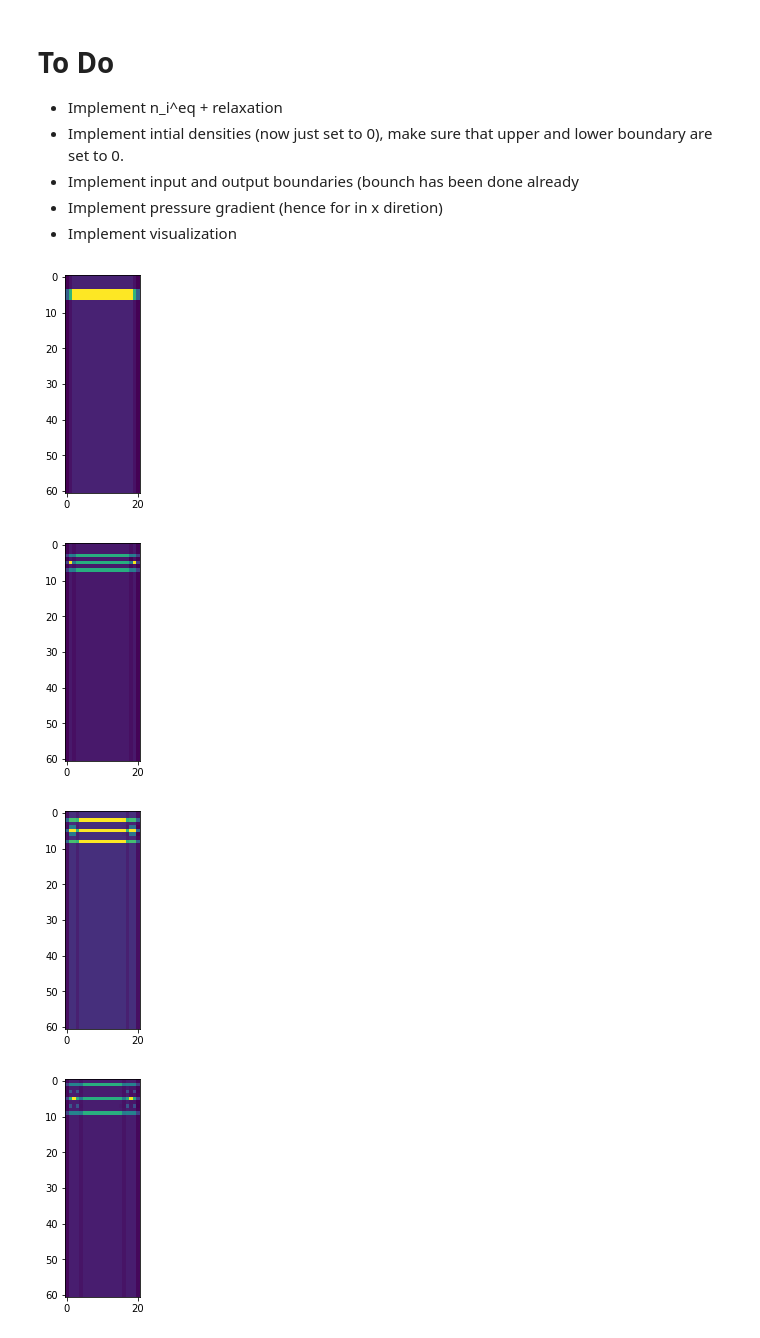
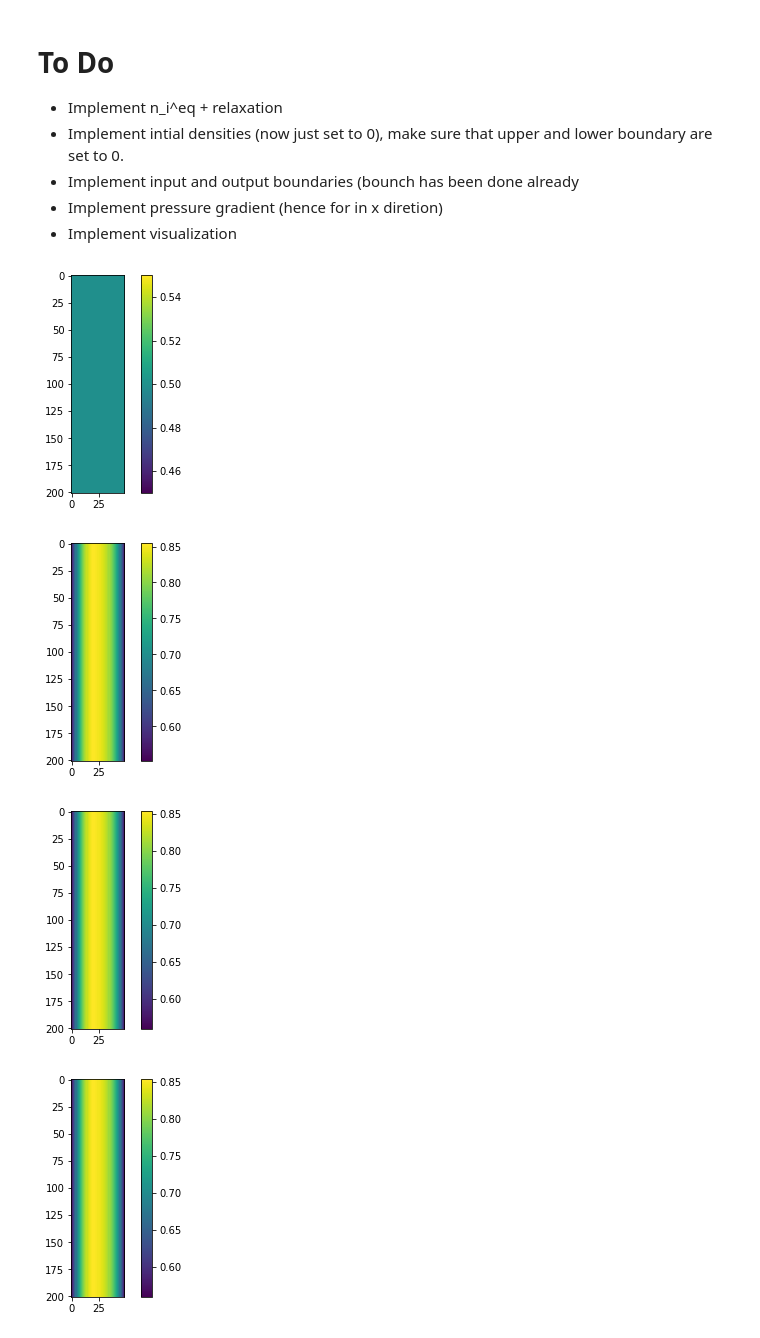
Before and after one commit to VHeusinkveld/CP3-lattice-boltzmann_model, a Jupyter notebook: Lattice_Boltzmann_model.ipynb, the cells around one changed output. Saved outputs shown, nothing was run; the diff lists cells and outputs as text; code cells hidden in the pictures.

Commit message:
Working simulation. Fixed np.roll axis, normalization of the speed, exclusion of boundary in plot since that is outside of our domain. Still seems to be an error in one of the calculations.

```diff
--- a/Lattice_Boltzmann_model.ipynb
+++ b/Lattice_Boltzmann_model.ipynb
@@ -24,15 +24,17 @@ def boltzmann_sim(self):
     input_check(self)
     sim, par = initialization(self)
 
-    for i in range(10):
+    for i in range(sim.iterations):
         par = shift_n(self, par)
         par = boundary_bounch(self, par)
         par = velocity(self, par)
         par = forcing(self, par)
         par = eq_n(self, par)
         par = relax_n(self, par)
-        plt.imshow(par.rho)
-        plt.show()
+        if i%100 == 0 :
+            plt.imshow(par.u[:, 1:sim.W_in, 1])
+            plt.colorbar()
+            plt.show()
 
     return par
 
@@ -65,8 +67,7 @@ def initialization(self):
     self.grid_int_coord = np.meshgrid(range(self.L_n), range(self.W_n))
 
     # Density array
-    par.n = 0.5*np.ones((self.L_n, self.W_n, len(self.e)), dtype = float)
-    par.n[5,:,:] = 2
+    par.n = np.ones((self.L_n, self.W_n, len(self.e)), dtype = float)
     par.n[:,[0, self.W_in],:] = 0
 
     return self, par
@@ -90,7 +91,7 @@ def shift_n(self, par):
 
     for i in range(len(self.e)):
 
-        par.n[:,:,i] = np.roll(par.n[:,:,i], self.e[i], axis = [0, 1])
+        par.n[:,:,i] = np.roll(par.n[:,:,i], self.e[i], axis = [1, 0])
 
     return par
 
@@ -144,17 +145,21 @@ def eq_n(self, par):
 
     for i in range(len(self.e)):
         par.n_eq[:,:,i] = self.w[i]*par.rho/self.m*(1 + (3/c**2)*np.dot(u, self.e[i]) +
-                                         (9/(2*c**4))*np.dot(u, self.e[i])**2 -
-                                         3/(2*c**2)*np.sum((u * u), axis = 2))
-
+                                                    (9/(2*c**4))*np.dot(u, self.e[i])**2 -
+                                                    (3/(2*c**2))*np.sum((u * u), axis = 2))
     return par
 
 def velocity(self, par):
+    np.sqrt(np.sum(abs(sim.e), axis = 1))
 
-    par.rho = np.mean(par.n, axis = 2)
-    par.u = np.tensordot(par.n, self.e, axes = 1)
-    # Try to remove next for loop
-    for k in range(len(np.tensordot(par.n, sim.e, axes = 1)[0,0,:])):
+    e_norm = np.sum(abs(sim.e), axis = 1) # takes care of normalization since some vectors are [1, 1]
+    par.rho = np.tensordot(par.n, e_norm, axes = 1)
+
+    par.u = abs(np.tensordot(par.n, self.e, axes = 1))
+
+    # Try to remove this for loop
+    for k in range(len(u[0,0,:])):
+
         par.u[:,:,k] = par.u[:,:,k]/par.rho
 
     return par
@@ -162,7 +167,7 @@ def velocity(self, par):
 def forcing(self, par):
     #incorrect still, not sure if this is a x or y forcing
 
-    par.u[:, -3:, 0] = (1 - par.u[:, -3:, 0])*self.c*self.P
+    par.u[:,1:self.W_in,1] = par.u[:,1:self.W_in,1] + 0.5*sim.c
 
     return par
 
@@ -174,26 +179,28 @@ def relax_n(self, par):
 # %%
 import numpy as np
 from types import SimpleNamespace
 
 sim = SimpleNamespace()
-sim.res = 0.05
-sim.L, sim.W = 3, 1
+sim.res = 1
+sim.L, sim.W = 200, 50
 sim.L_in, sim.W_in = int(sim.L/sim.res), int(sim.W/sim.res)
 sim.L_n,  sim.W_n  = sim.L_in + 1, sim.W_in + 1
 
 sim.w = np.array([4, 1/4, 1, 1/4, 1, 1/4, 1, 1/4, 1])/9
 sim.e = np.array([[0,0], [1,0], [1,1], [0,1], [-1,1], [-1,0], [-1,-1], [0,-1], [1,-1]])
 
-sim.dt = 0.01
+sim.iterations = 1000
+
+sim.dt = 1
 sim.c = sim.res/sim.dt
 sim.nu = 10
-sim.tau = 3*(sim.nu*(sim.dt/sim.res**2) + 1)
+sim.tau = (6*(sim.nu*(sim.dt/sim.res**2)) + 1)/2
 sim.m = 1
 sim.P = 1
 
 par = boltzmann_sim(sim)
 # %% [output]
-[figure, old version]
+[figure, new version]
-[figure, old version]
+[figure, new version]
-[figure, old version]
+[figure, new version]
-[figure, old version]
+[figure, new version]
```
Also changed, not shown: parts of 2 cells of this notebook.
